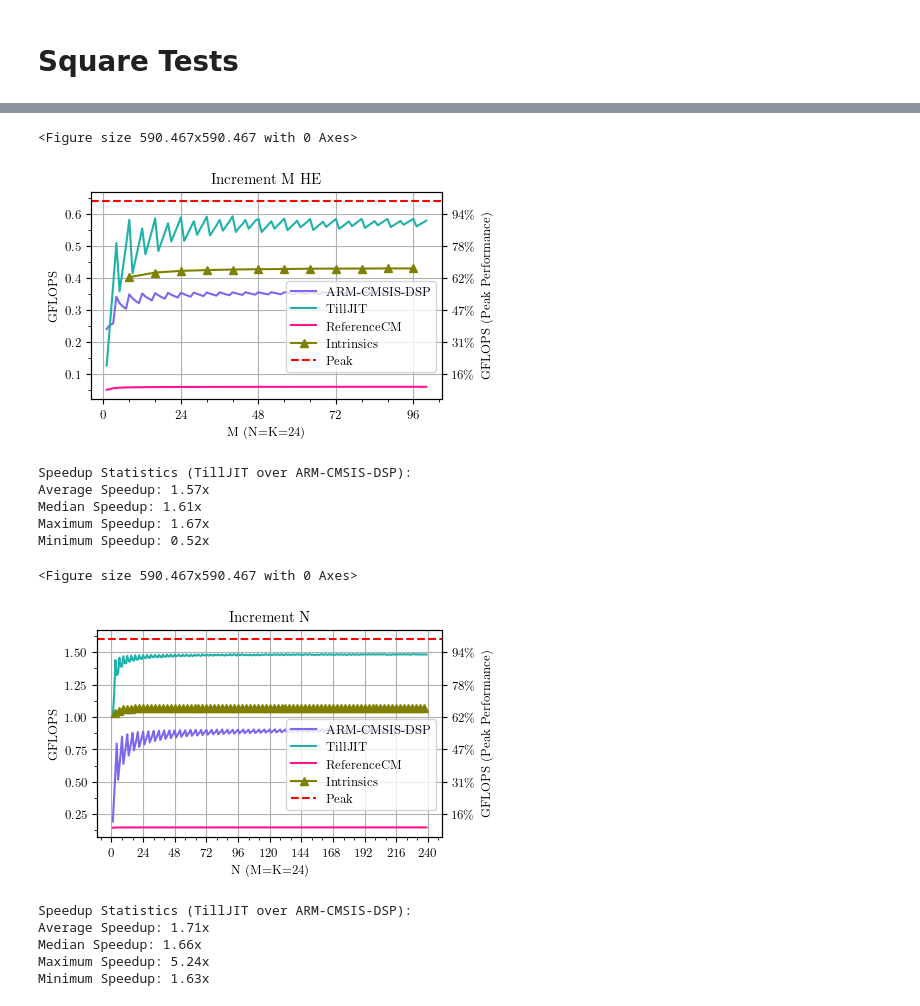
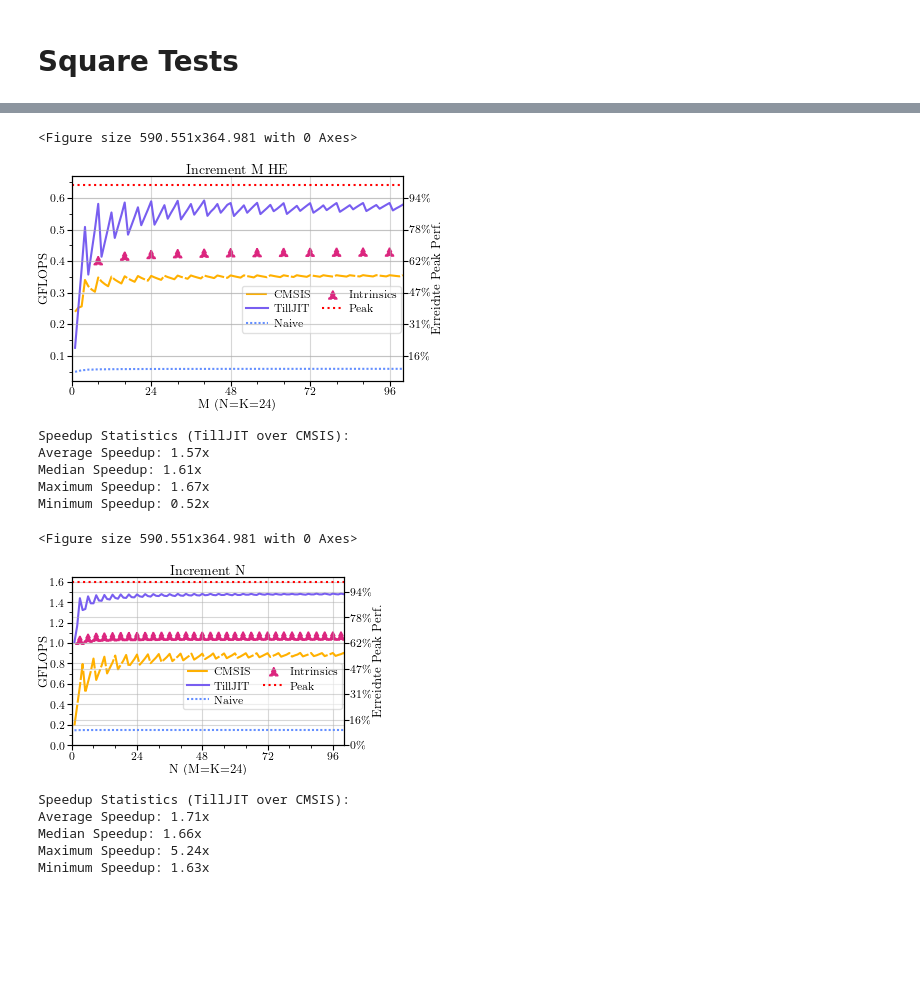
Before and after one commit to 01ill/e7-appkit-lab, a Jupyter notebook: results/jit_gemm/gemm_evaluation.ipynb, the cells around one changed output, grey strips where cells are left out. Cells and saved outputs as stored; diff of their text form; code cells hidden in the pictures; blank space fills up the shorter version.

```diff
--- a/results/jit_gemm/gemm_evaluation.ipynb
+++ b/results/jit_gemm/gemm_evaluation.ipynb
@@ -117,16 +97,12 @@ linestyle_map = {
 # %%
-def calculateSpeedup(data, name1='TillJIT', name2='ARM-CMSIS-DSP'):
-    # Filter data for TillJIT and ARM-CMSIS-DSP
+def calculateSpeedup(data, name1='TillJIT', name2='CMSIS'):
     tilljit_data = data[data['Type'] == name1]
     arm_data = data[data['Type'] == name2]
 
-    # Merge datasets on common dimensions (M, K, N)
     merged_data = pd.merge(tilljit_data, arm_data, on=['M', 'K', 'N'], suffixes=('_tilljit', '_arm'))
 
-    # Calculate speedup (TillJIT GFLOPS / ARM GFLOPS)
     merged_data['Speedup'] = merged_data['GFLOPS_tilljit'] / merged_data['GFLOPS_arm']
 
-    # Calculate statistics
     average_speedup = merged_data['Speedup'].mean()
     median_speedup = merged_data['Speedup'].median()
     maximum_speedup = merged_data['Speedup'].max()
@@ -138,39 +114,44 @@ def calculateSpeedup(data, name1='TillJIT', name2='ARM-CMSIS-DSP'):
     print(f"Maximum Speedup: {maximum_speedup:.2f}x")
     print(f"Minimum Speedup: {minimum_speedup:.2f}x")
 
-def plotFigure(csvPath, plotOver, peakPerf, xlabel, title, pgf_name, mark_intrinsics=False, figsize=figsize1):
+def plotFigure(csvPath, plotOver, peakPerf, xlabel, title, pgf_name, mark_intrinsics=False, figsize=figsize1, bbox=(1, 0.35), no_label=False, xlim=241):
     plt.clf()
     #fig, ax = plt.subplots()
-    fig, ax = plt.subplots(figsize=figsize)
+    fig, ax = plt.subplots(figsize=figsize, layout='constrained')
     data = pd.read_csv(csvPath, sep=";")
 
     for type_exec in data['Type'].unique():
         subset = data[data['Type'] == type_exec]
         if type_exec == "Intrinsics" and mark_intrinsics:
-            ax.plot(subset[plotOver], subset['GFLOPS'], label=type_exec, color=color_map.get(type_exec, 'black'), linestyle=linestyle_map.get(type_exec, 'solid'), marker='^')
+            ax.scatter(subset[plotOver], subset['GFLOPS'], label=type_exec, color=color_map.get(type_exec, 'black'), linestyle=linestyle_map.get(type_exec, 'solid'), marker='^')
         else:
-            ax.plot(subset[plotOver], subset['GFLOPS'], label=type_exec, color=color_map.get(type_exec, 'black'), linestyle=linestyle_map.get(type_exec, 'solid'))
+            ax.plot(subset[plotOver], subset['GFLOPS'], label=type_exec, color=color_map.get(type_exec, 'black'), linestyle=linestyle_map.get(type_exec, 'solid'), marker=marker_map.get(type_exec, None), markevery=(7,8), markersize=5)
 
 
-    ax.axhline(y=peakPerf, color=color_map.get('Peak', 'black'), linestyle='--', label='Peak')
-    ax.set_xticks([i for i in range(0, 241, 24)])
+    ax.axhline(y=peakPerf, color=color_map.get('Peak', 'black'), linestyle=linestyle_map.get('Peak', 'solid'), label='Peak')
+    ax.set_xlim(0, xlim)
+    if peakPerf == 1.6:
+        ax.set_yticks([i for i in np.linspace(0, 1.6, 9)])
+        ax.set_ylim(0, 1.65)
+    # else:
+    #     ticks = np.linspace(0, 0.6, 7)
+    #     ax.set_yticks(list(ticks) + [peakPerf]) #, merged_data['Speedup'].max()])
+    ax.set_xticks([i for i in range(0, xlim, 24)])
     ax.xaxis.set_minor_locator(AutoMinorLocator(n=3)) # 0, 8, 16, 24 ...
     ax.yaxis.set_minor_locator(AutoMinorLocator(n=2)) # 0, 0.1, 0.2 ...
-    ax.tick_params(axis='x', which='minor', length=2, direction='out')
-    ax.tick_params(axis='y', which='minor', length=2, direction='out')
 
     ax2 = ax.twinx()
-    ax2.set_ylabel("GFLOPS (Peak Performance)")
     ax2.yaxis.set_major_formatter(PercentFormatter(xmax=peakPerf))
     ymin, ymax = ax.get_ylim()
     ax2.set_ylim(ymin, ymax)
     ax2.plot([],[])
-    ax.set_xlabel(xlabel)
-    ax.set_ylabel('GFLOPS')
-    ax.legend(loc='right', bbox_to_anchor=(1, 0.35))
+    if not no_label:
+        ax2.set_ylabel("Erreichte Peak Perf.")
+        ax.set_xlabel(xlabel)
+        ax.set_ylabel('GFLOPS')
+        ax.legend(loc='right', bbox_to_anchor=bbox, ncols=2)
+        ax.set_title(title)
     ax.grid(True)
-    ax.set_title(title)
-    fig.tight_layout()
     plt.show()
     fig.savefig("pgf_export/" + pgf_name, format='pgf', backend='pgf')
     #tikzplotlib.save("tex_export/" + pgf_name.tex)
@@ -340,23 +247,23 @@ Median Speedup: 1.30x
 Maximum Speedup: 1.66x
 Minimum Speedup: 0.52x
 # %%
-data, _, _ = plotFigure('gemm_growing_m_he.csv', 'M', 0.64, 'M (N=K=24)', 'Increment M HE', 'grow_m_he.pgf', True, set_size(0.8))
+data, _, _ = plotFigure('gemm_growing_m_he.csv', 'M', 0.64, 'M (N=K=24)', 'Increment M HE', 'grow_m_he.pgf', True, figsize=set_size(0.7), xlim=100)
 calculateSpeedup(data)
 # %% [output]
-<Figure size 590.467x590.467 with 0 Axes>
+<Figure size 590.551x364.981 with 0 Axes>
-[figure, old version]
+[figure, new version]
-Speedup Statistics (TillJIT over ARM-CMSIS-DSP):
+Speedup Statistics (TillJIT over CMSIS):
 Average Speedup: 1.57x
 Median Speedup: 1.61x
 Maximum Speedup: 1.67x
 Minimum Speedup: 0.52x
 # %%
-data, _, _ = plotFigure('gemm_growing_n.csv', 'N', 1.6, 'N (M=K=24)', 'Increment N', 'grow_n.pgf', True, set_size(0.8))
+data, _, _ = plotFigure('gemm_growing_n.csv', 'N', 1.6, 'N (M=K=24)', 'Increment N', 'grow_n.pgf', True, figsize=set_size(0.6), xlim=100)
 calculateSpeedup(data, "TillJIT")
 # %% [output]
-<Figure size 590.467x590.467 with 0 Axes>
+<Figure size 590.551x364.981 with 0 Axes>
-[figure, old version]
+[figure, new version]
-Speedup Statistics (TillJIT over ARM-CMSIS-DSP):
+Speedup Statistics (TillJIT over CMSIS):
 Average Speedup: 1.71x
 Median Speedup: 1.66x
 Maximum Speedup: 5.24x
```
Also changed, not shown: parts of 27 cells of this notebook, 53 other files.
